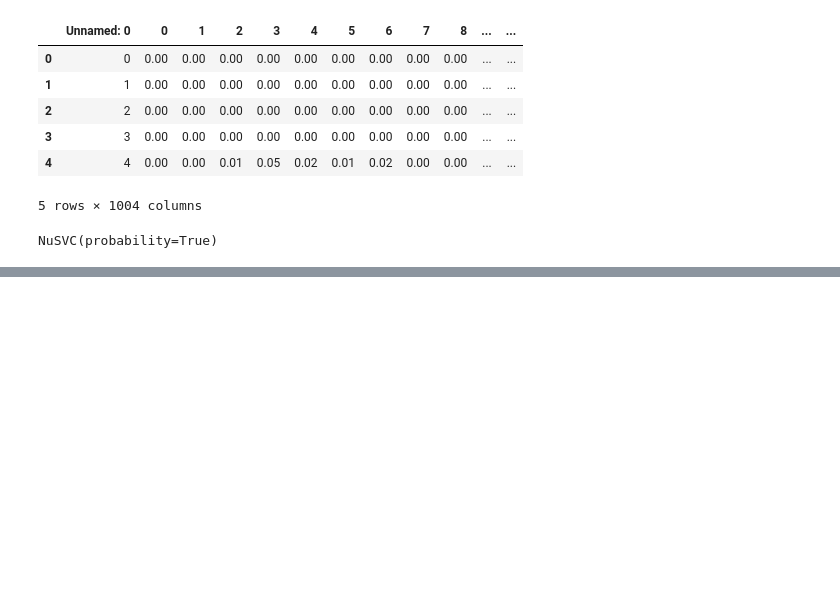
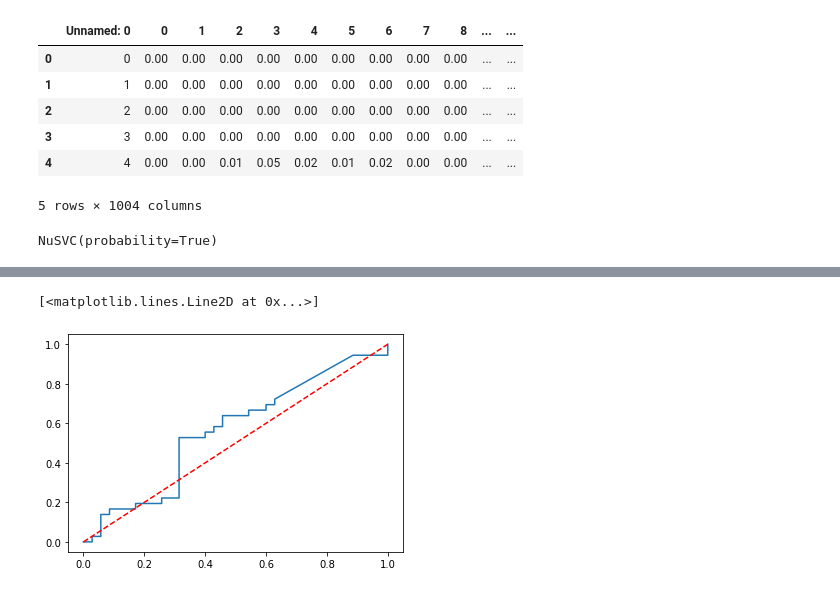
Before and after one commit to GerardDD/PR_Final_PeriapicalRadiography_Classification, a Jupyter notebook: Modelo/Model_creation.ipynb, the cells around one changed output, grey strips where cells are left out. Saved outputs shown, nothing was run; the diff lists cells and outputs as text; code cells hidden in the pictures; blank space fills up the shorter version.

```diff
--- a/Modelo/Model_creation.ipynb
+++ b/Modelo/Model_creation.ipynb
@@ -959,0 +1057,6 @@ models_df.sort_values('test score',ascending=False)
+# %%
+X_train, X_test, y_train, y_test = train_test_split(X,y,test_size = 0.2)
+# %%
+model = NuSVC(probability=True)
+# %%
+model.fit(X_train, y_train)
@@ -959,0 +1065,4 @@ models_df.sort_values('test score',ascending=False)
+# %%
+model_collection.append(('uncens rotated discretized age full batch',model.fit(X_train,y_train),
+                         model.score(X_train,y_train),model.score(X_test,y_test)
+                         ))
@@ -959,0 +1095,8 @@ models_df.sort_values('test score',ascending=False)
+# %%
+p = model.predict_proba(X_test)
+fpr, tpr, th = roc_curve(y_test, p[:,1])
+plt.plot(fpr, tpr)
+plt.plot([0,1],[0,1], c='r', linestyle='--')
+# %% [output]
+[<matplotlib.lines.Line2D at 0x...>]
+[figure, added]
```
Also changed, not shown: parts of 100 cells of this notebook, 5 other files.
